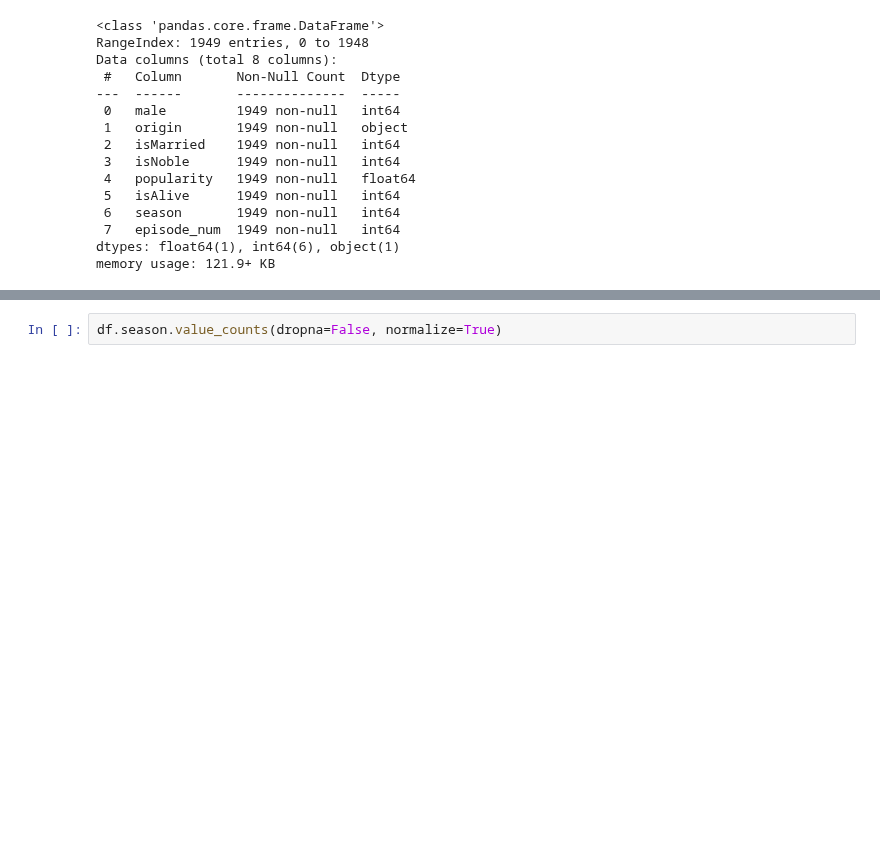
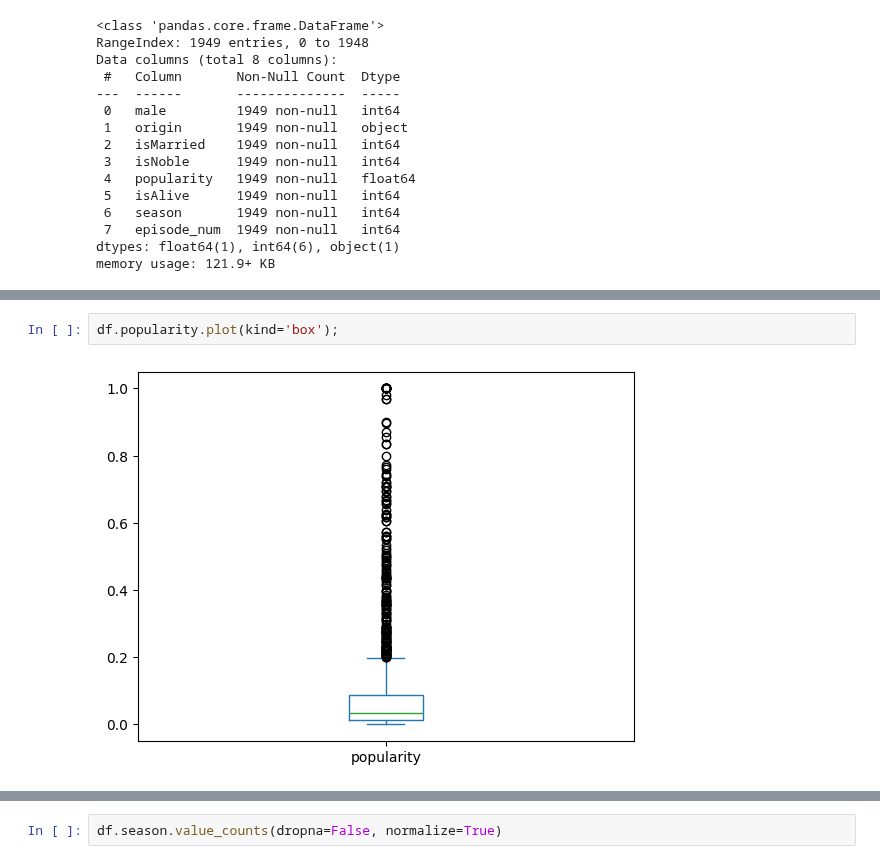
Before and after one commit to franziskasteger/game-of-thrones-survival, a Jupyter notebook: notebooks/clustering_kmeans_carmen.ipynb, the cells around one changed output, grey strips where cells are left out. Saved outputs shown, nothing was run; the diff lists cells and outputs as text; blank space fills up the shorter version.

```diff
--- a/notebooks/clustering_kmeans_carmen.ipynb
+++ b/notebooks/clustering_kmeans_carmen.ipynb
@@ -66 +91,5 @@ memory usage: 121.9+ KB
+# %%
+df.popularity.plot(kind='box');
+# %% [output]
+[figure, added]
 # %%
```
Also changed, not shown: parts of 41 cells of this notebook.
